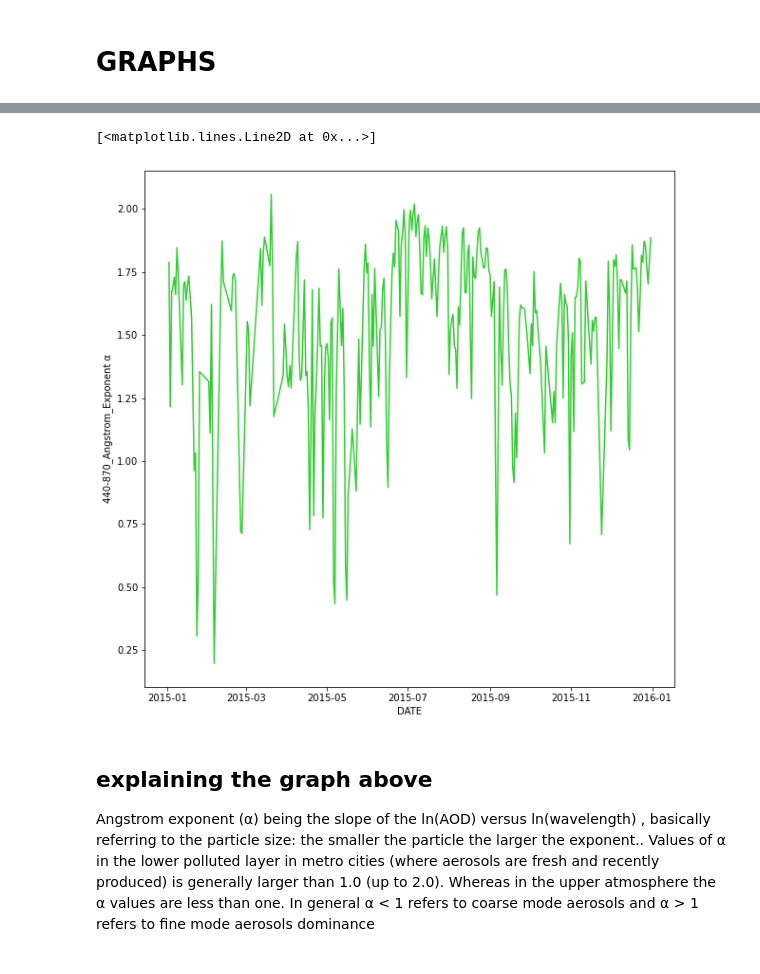
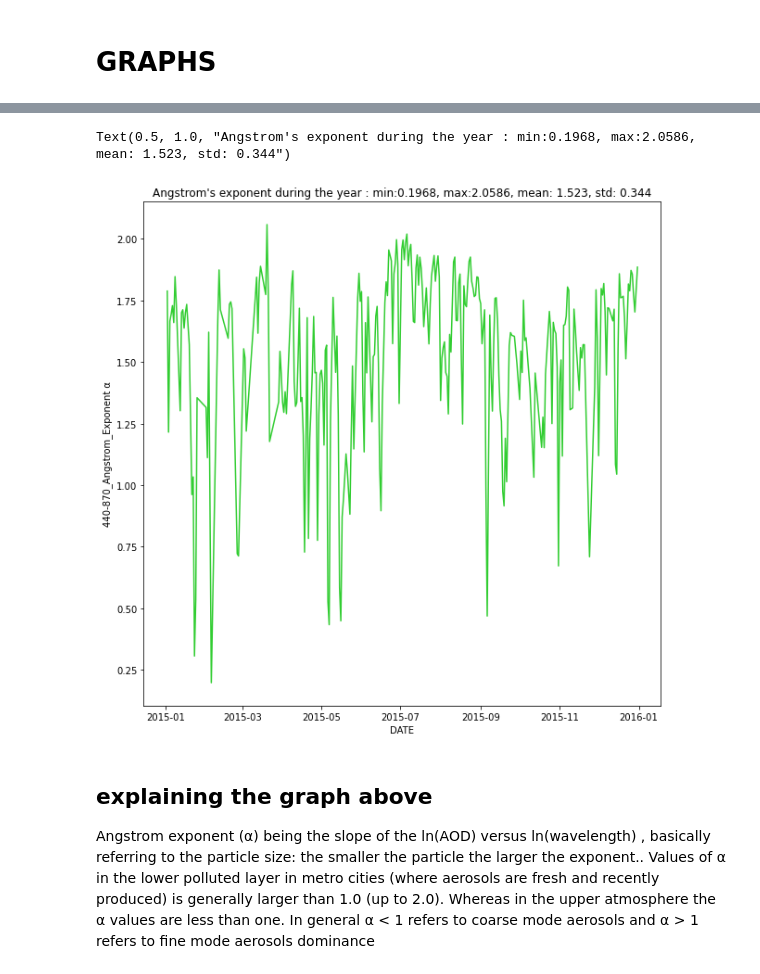
Before and after one commit to nadezsha/atmospheric-physics, a Jupyter notebook: AOD.ipynb, the cells around one changed output, grey strips where cells are left out. Drawn from its saved outputs; the diff is of its cells as text; code cells hidden in the pictures.

```diff
--- a/AOD.ipynb
+++ b/AOD.ipynb
@@ -103,11 +104,12 @@ aod(data["datetime"], data["AOD_1020nm"],"red","AOD_10200nm - min: 0.0147, max:
 # %%
 plt.figure(figsize=(10,10))
 plt.xlabel("DATE")
 plt.ylabel("440-870_Angstrom_Exponent α")
 plt.plot(data["datetime"], data["440-870_Angstrom_Exponent"],"limegreen")
+plt.title("Angstrom's exponent during the year : min:0.1968, max:2.0586, mean: 1.523, std: 0.344")
 # %% [output]
-[<matplotlib.lines.Line2D at 0x...>]
+Text(0.5, 1.0, "Angstrom's exponent during the year : min:0.1968, max:2.0586, mean: 1.523, std: 0.344")
-[figure, old version]
+[figure, new version]
 # %% [markdown]
 ## explaining the graph above
 Angstrom exponent (α) being the slope of the ln(AOD) versus ln(wavelength) ,
```
Also changed, not shown: parts of 8 cells of this notebook.
